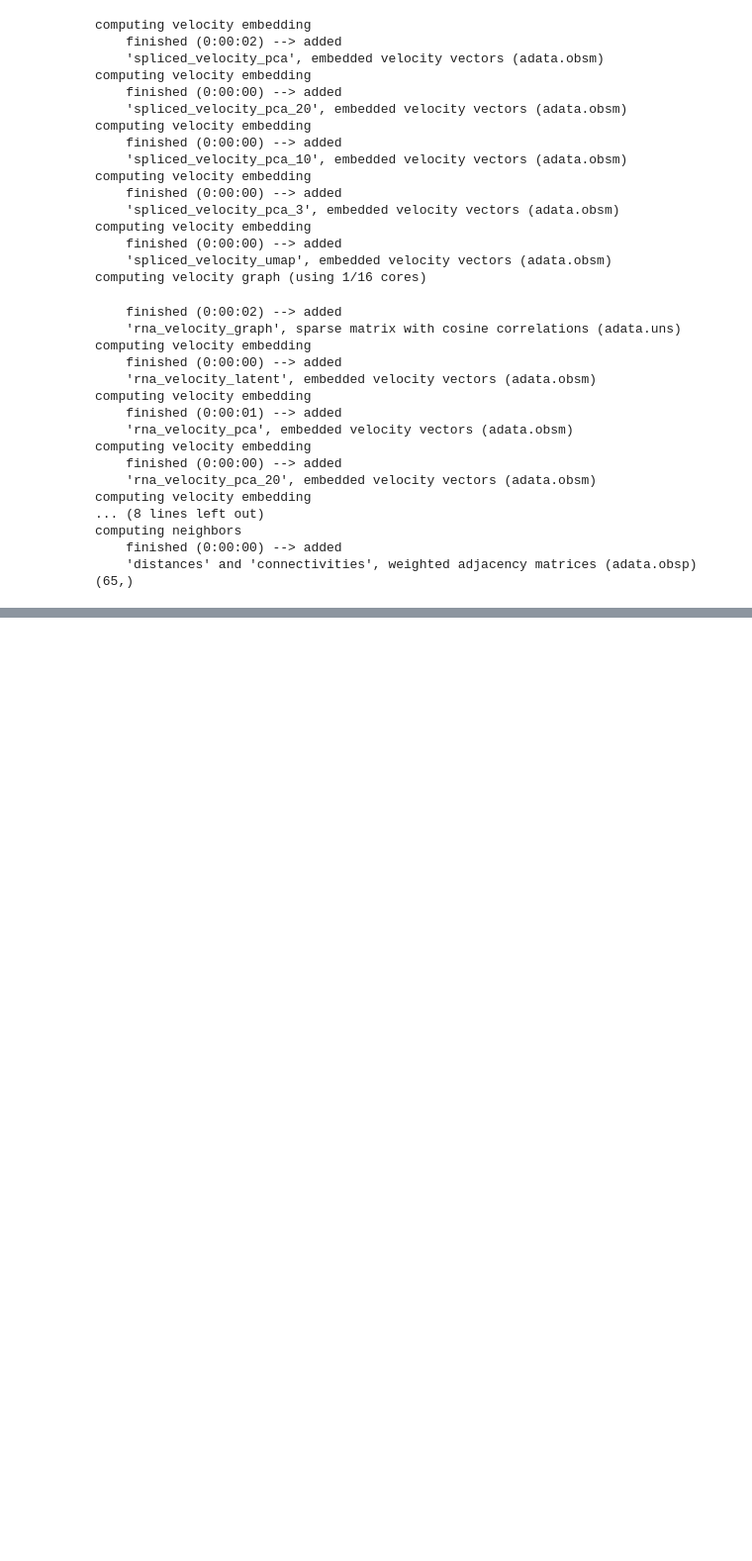
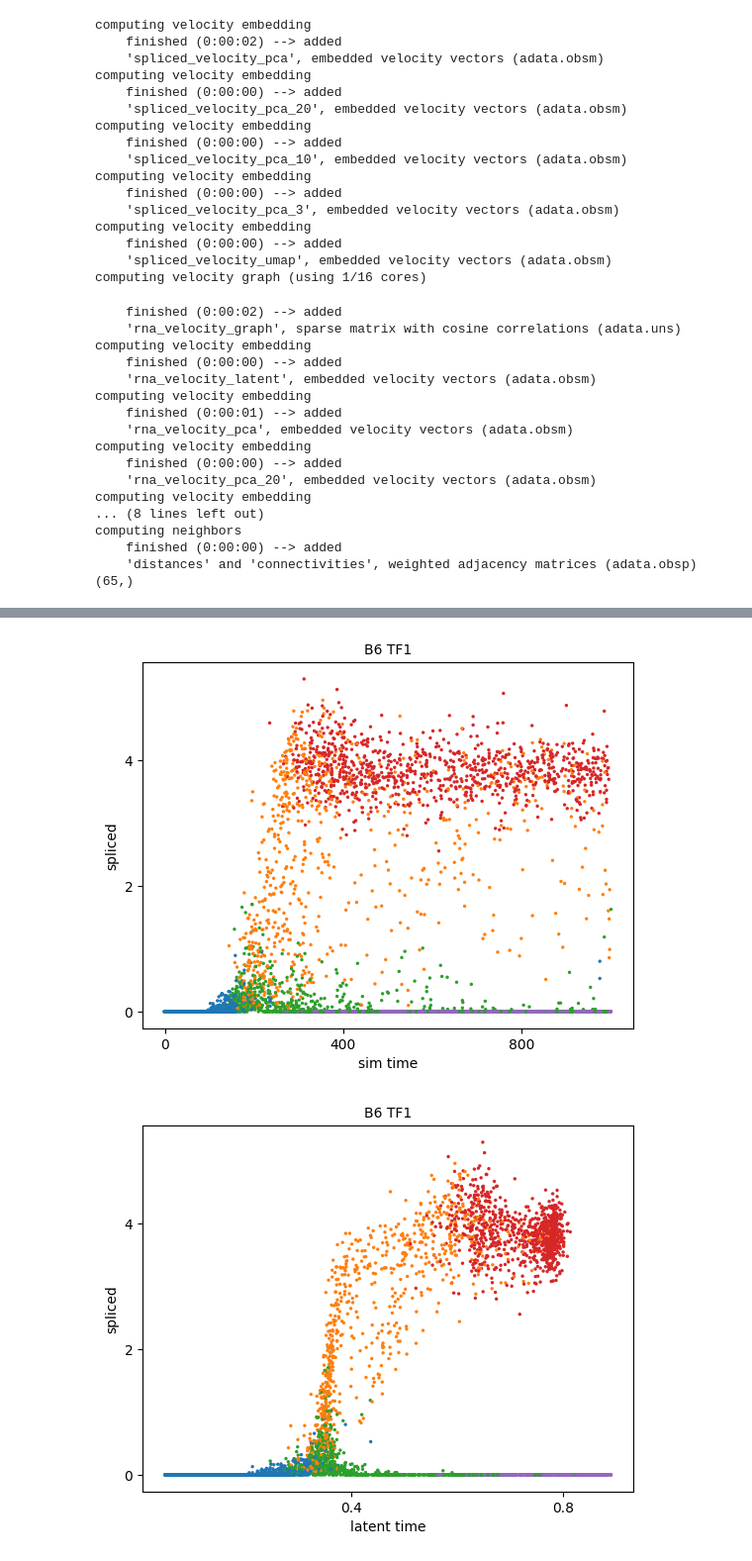
Before and after one commit to Spencerfar/LatentVelo, a Jupyter notebook: paper_notebooks/Bifurcation synthetic.ipynb, the cells around one changed output, grey strips where cells are left out. Shown at 99% size. Cells and saved outputs as stored; diff of their text form; code cells hidden in the pictures; blank space fills up the shorter version.

```diff
--- a/paper_notebooks/Bifurcation synthetic.ipynb
+++ b/paper_notebooks/Bifurcation synthetic.ipynb
@@ -134,0 +161,9 @@ computing neighbors
+# %%
+scv.pl.scatter(adata, x='sim_time', y='B6_TF1', color='milestone')
+scv.pl.scatter(adata, x='latent_time', y='B6_TF1', color='milestone')
+
+scv.pl.scatter(adata, x='sim_time', y='B6_TF1', color='milestone', layer='velo_s')
+scv.pl.scatter(adata, x='latent_time', y='B6_TF1', color='milestone', layer='velo_s')
+# %% [output]
+[figure, added]
+[figure, added]
```
Also changed, not shown: parts of 9 cells of this notebook, 2 other files.
